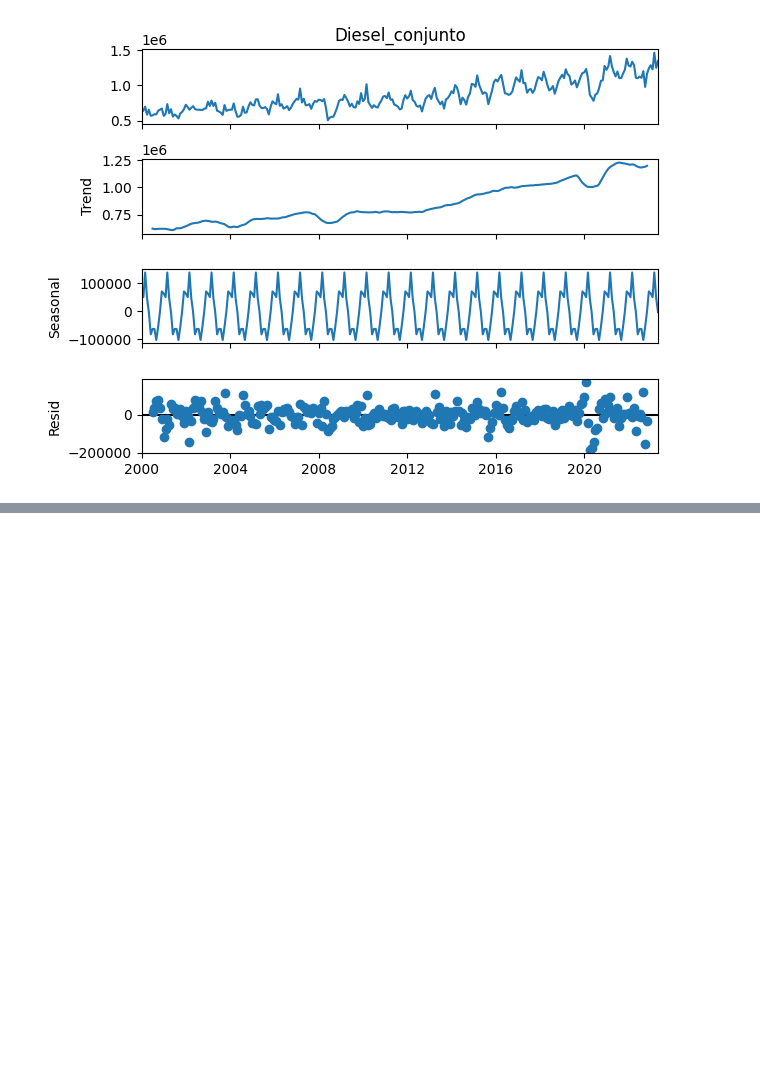
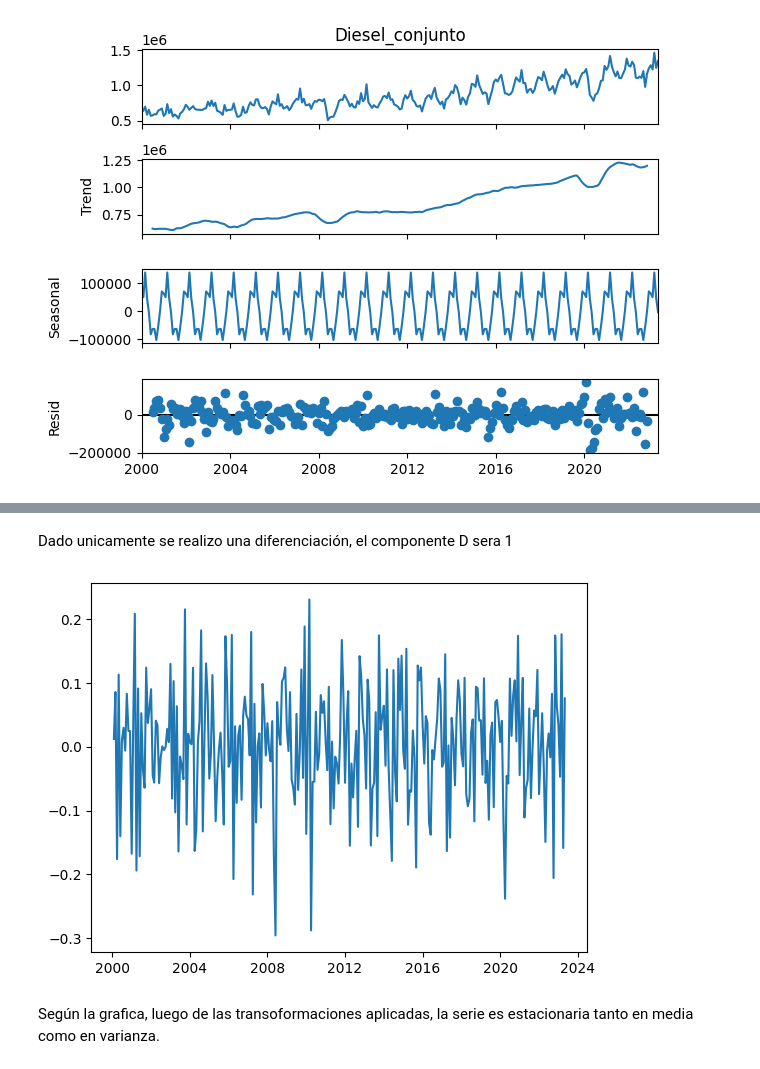
Before and after one commit to Manuel-Archila/Lab2_DS, a Jupyter notebook: Lab2.ipynb, the cells around one changed output, grey strips where cells are left out. Saved outputs shown, nothing was run; the diff lists cells and outputs as text; code cells hidden in the pictures; blank space fills up the shorter version.

```diff
--- a/Lab2.ipynb
+++ b/Lab2.ipynb
@@ -362,0 +373,9 @@ plt.show()
+# %% [markdown]
+Dado unicamente se realizo una diferenciación, el componente D sera 1
+# %%
+plt.plot(df_log.diff())
+plt.show()
+# %% [output]
+[figure, added]
+# %% [markdown]
+Según la grafica, luego de las transoformaciones aplicadas, la serie es estacionaria tanto en media como en varianza.
```
Also changed, not shown: parts of 50 cells of this notebook.
